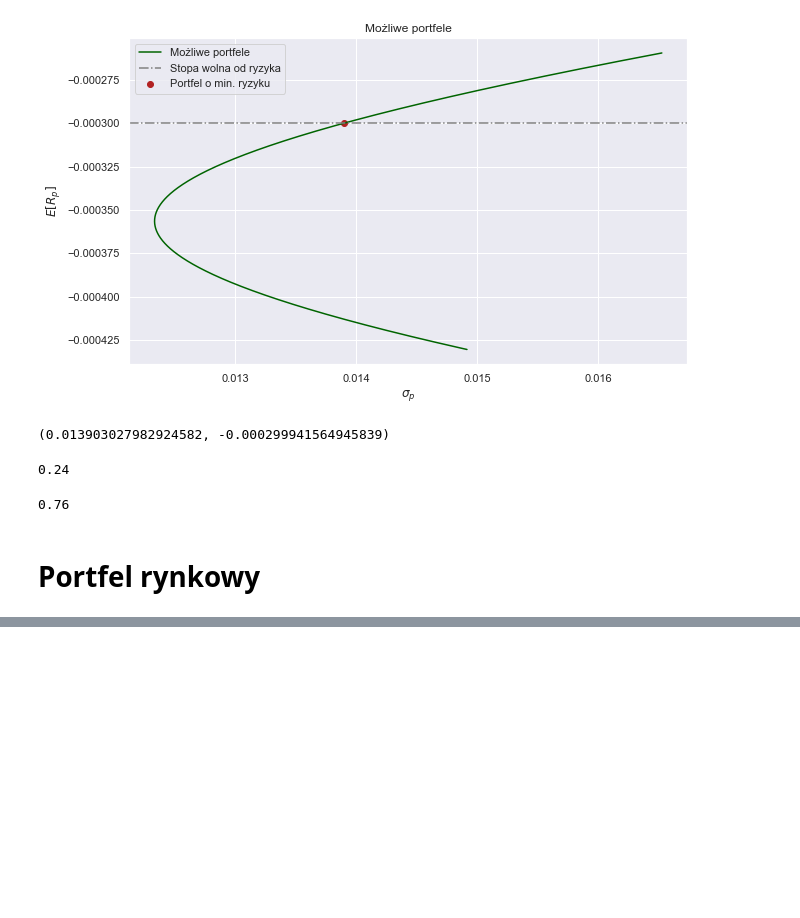
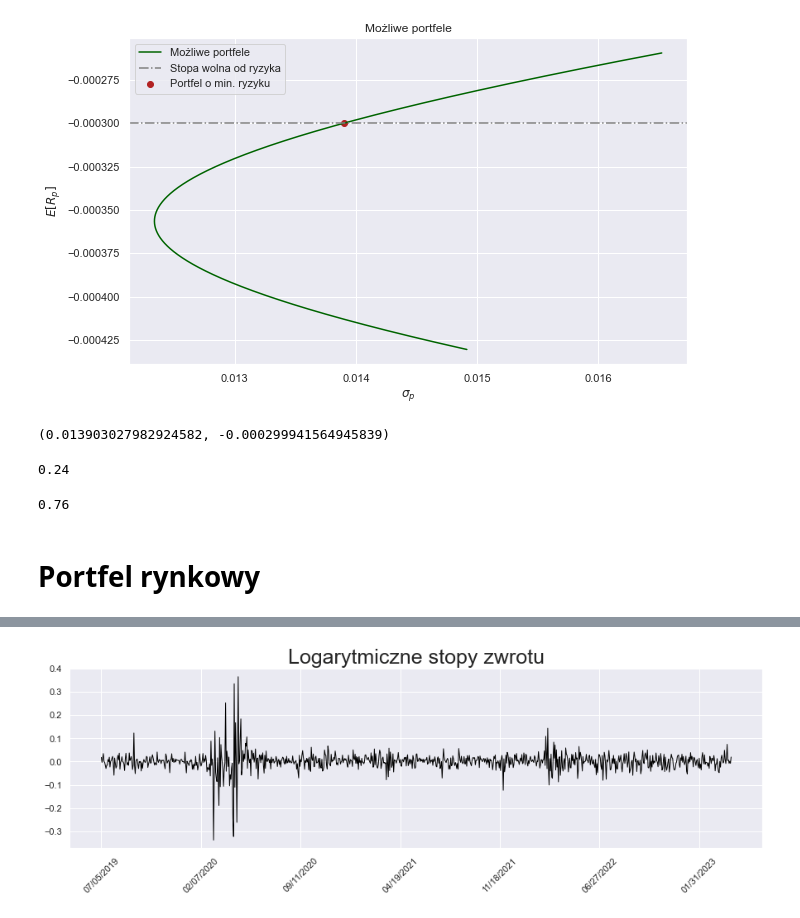
Before and after one commit to Szymex49/NVIDIA_risk_management, a Jupyter notebook: Raport_3/Wiktorowski.ipynb, the cells around one changed output, grey strips where cells are left out. Cells and saved outputs as stored; diff of their text form; code cells hidden in the pictures; blank space fills up the shorter version.

```diff
--- a/Raport_3/Wiktorowski.ipynb
+++ b/Raport_3/Wiktorowski.ipynb
@@ -300,0 +322,7 @@ plt.show()
+# %%
+s_oil = np.array(oil['Open'].values)
+r_oil = np.log(s_oil[1:]/s_oil[:-1]) #tu są logarytmiczne stopy zwrot
+t_oil = np.array([*range(len(r_oil))])
+draw_ret(oil, 'black', 'Logarytmiczne stopy zwrotu')
+# %% [output]
+[figure, added]
```
Also changed, not shown: parts of 13 cells of this notebook.
